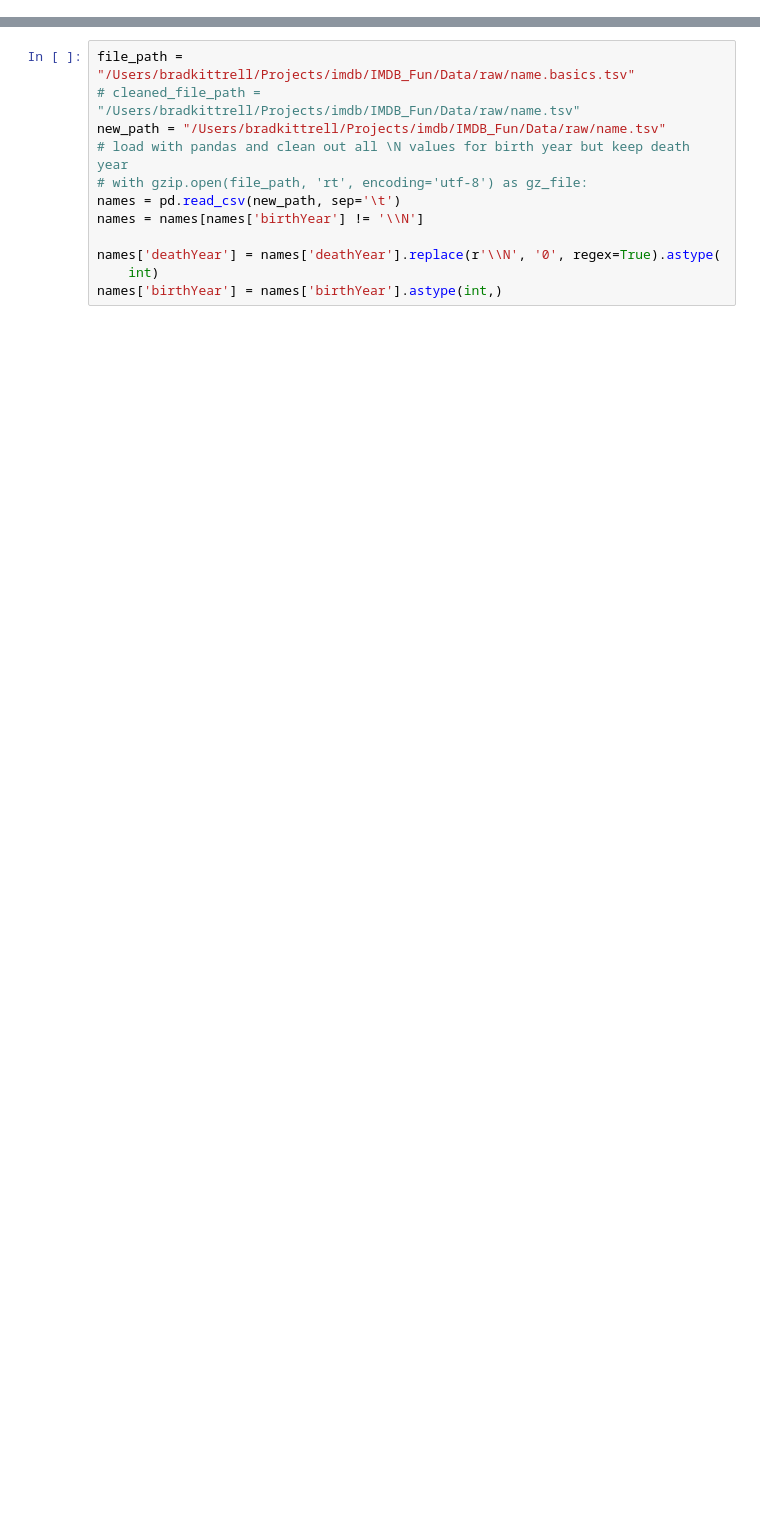
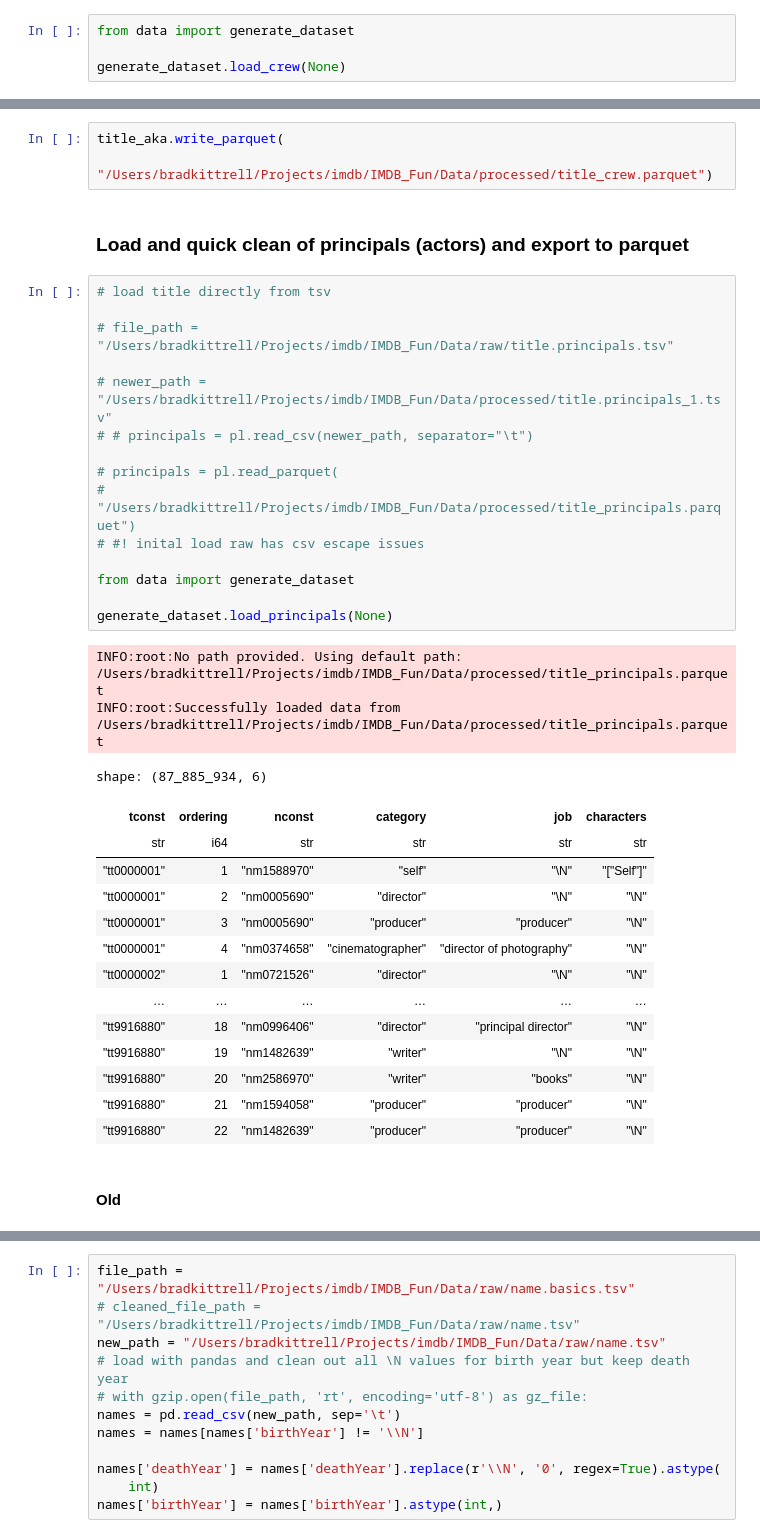
Before and after one commit to bradk54/IMDB_Fun, a Jupyter notebook: Notebooks/1_0_load_data.ipynb, the cells around one changed output, grey strips where cells are left out. Cells and saved outputs as stored; diff of their text form; blank space fills up the shorter version.

```diff
--- a/Notebooks/1_0_load_data.ipynb
+++ b/Notebooks/1_0_load_data.ipynb
@@ -24,0 +29,4 @@ sys.path.append(src_path)
+# %%
+from data import generate_dataset
+
+generate_dataset.load_crew(None)
@@ -24,0 +73,39 @@ sys.path.append(src_path)
+# %%
+title_aka.write_parquet(
+    "/Users/bradkittrell/Projects/imdb/IMDB_Fun/Data/processed/title_crew.parquet")
+# %% [markdown]
+### Load and quick clean of principals (actors) and export to parquet
+# %%
+# load title directly from tsv
+
+# file_path = "/Users/bradkittrell/Projects/imdb/IMDB_Fun/Data/raw/title.principals.tsv"
+
+# newer_path = "/Users/bradkittrell/Projects/imdb/IMDB_Fun/Data/processed/title.principals_1.tsv"
+# # principals = pl.read_csv(newer_path, separator="\t")
+
+# principals = pl.read_parquet(
+#     "/Users/bradkittrell/Projects/imdb/IMDB_Fun/Data/processed/title_principals.parquet")
+# #! inital load raw has csv escape issues
+
+from data import generate_dataset
+
+generate_dataset.load_principals(None)
+# %% [output]
+INFO:root:No path provided. Using default path: /Users/bradkittrell/Projects/imdb/IMDB_Fun/Data/processed/title_principals.parquet
+INFO:root:Successfully loaded data from /Users/bradkittrell/Projects/imdb/IMDB_Fun/Data/processed/title_principals.parquet
+shape: (87_885_934, 6)
+| tconst | ordering | nconst | category | job | characters |
+| str | i64 | str | str | str | str |
+| "tt0000001" | 1 | "nm1588970" | "self" | "\N" | "["Self"]" |
+| "tt0000001" | 2 | "nm0005690" | "director" | "\N" | "\N" |
+| "tt0000001" | 3 | "nm0005690" | "producer" | "producer" | "\N" |
+| "tt0000001" | 4 | "nm0374658" | "cinematographer" | "director of photography" | "\N" |
+| "tt0000002" | 1 | "nm0721526" | "director" | "\N" | "\N" |
+| … | … | … | … | … | … |
+| "tt9916880" | 18 | "nm0996406" | "director" | "principal director" | "\N" |
+| "tt9916880" | 19 | "nm1482639" | "writer" | "\N" | "\N" |
+| "tt9916880" | 20 | "nm2586970" | "writer" | "books" | "\N" |
+| "tt9916880" | 21 | "nm1594058" | "producer" | "producer" | "\N" |
+| "tt9916880" | 22 | "nm1482639" | "producer" | "producer" | "\N" |
+# %% [markdown]
+#### Old
```
Also changed, not shown: parts of 19 cells of this notebook, 8 other files.
